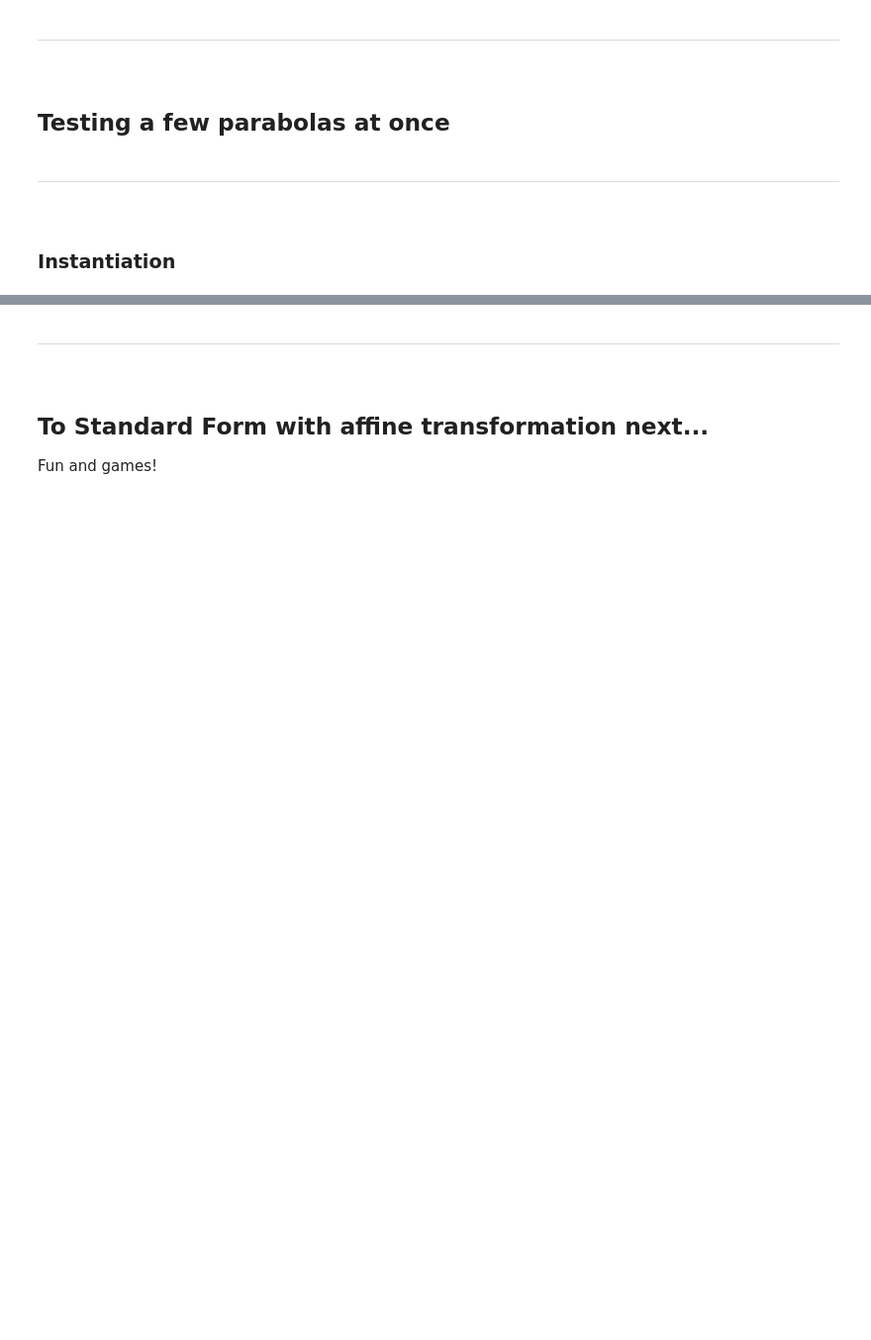
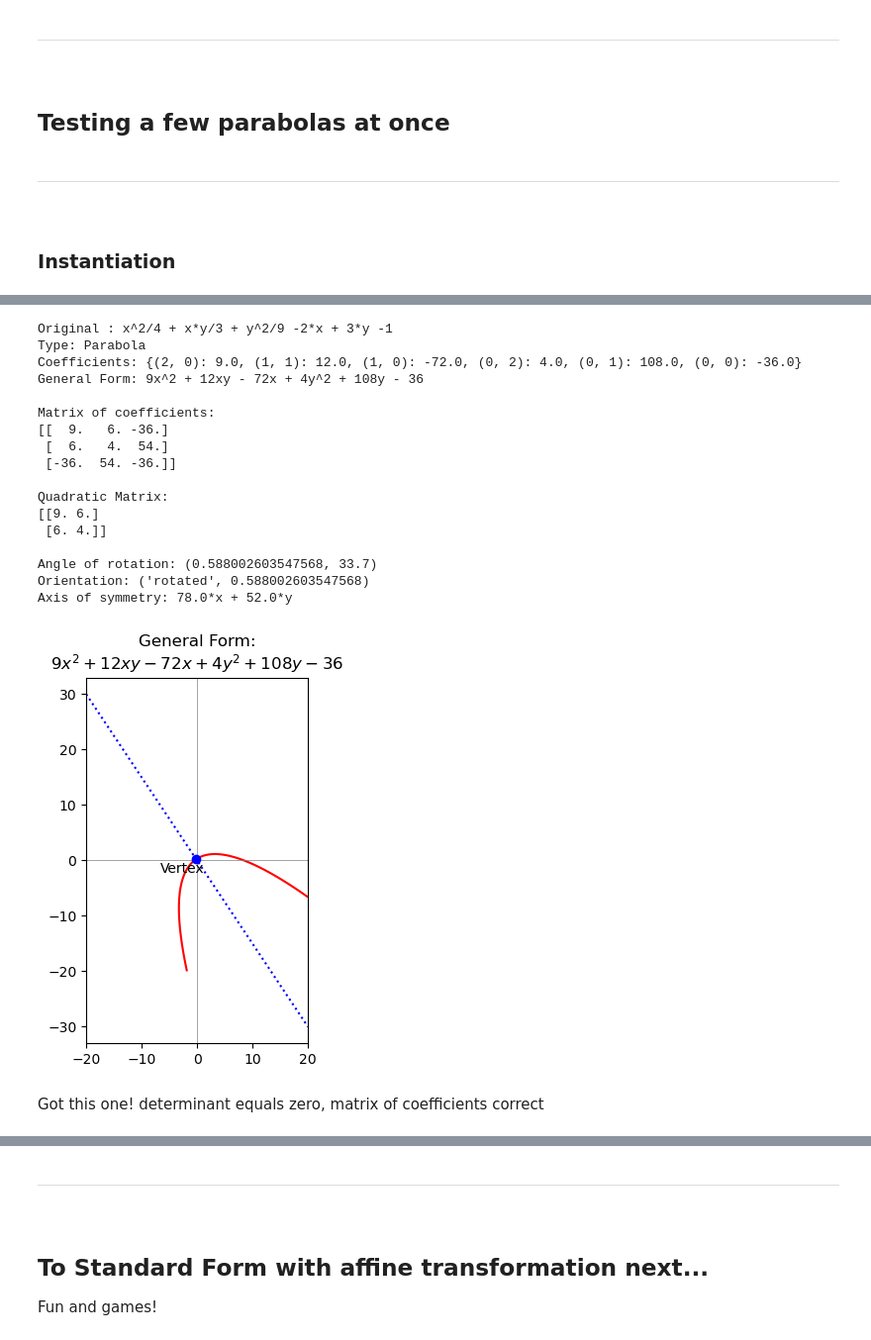
Before and after one commit to pineapple-bois/conic, a Jupyter notebook: Notebooks/Parabolas.ipynb, the cells around one changed output, grey strips where cells are left out. Shown at 99% size. Cells and saved outputs as stored; diff of their text form; code cells hidden in the pictures; blank space fills up the shorter version.

```diff
--- a/Notebooks/Parabolas.ipynb
+++ b/Notebooks/Parabolas.ipynb
@@ -210,0 +376,26 @@ Vertex: (1, -4)
+# %%
+r5 = "x^2/4 + x*y/3 + y^2/9 -2*x + 3*y -1"
+rot5 = Conic.create(r5)
+# %%
+rot5.get_info()
+# %% [output]
+Original : x^2/4 + x*y/3 + y^2/9 -2*x + 3*y -1
+Type: Parabola
+Coefficients: {(2, 0): 9.0, (1, 1): 12.0, (1, 0): -72.0, (0, 2): 4.0, (0, 1): 108.0, (0, 0): -36.0}
+General Form: 9x^2 + 12xy - 72x + 4y^2 + 108y - 36
+
+Matrix of coefficients:
+[[  9.   6. -36.]
+ [  6.   4.  54.]
+ [-36.  54. -36.]]
+
+Quadratic Matrix:
+[[9. 6.]
+ [6. 4.]]
+
+Angle of rotation: (0.588002603547568, 33.7)
+Orientation: ('rotated', 0.588002603547568)
+Axis of symmetry: 78.0*x + 52.0*y
+[figure, added]
+# %% [markdown]
+Got this one! determinant equals zero, matrix of coefficients correct
```
Also changed, not shown: parts of 28 cells of this notebook.
